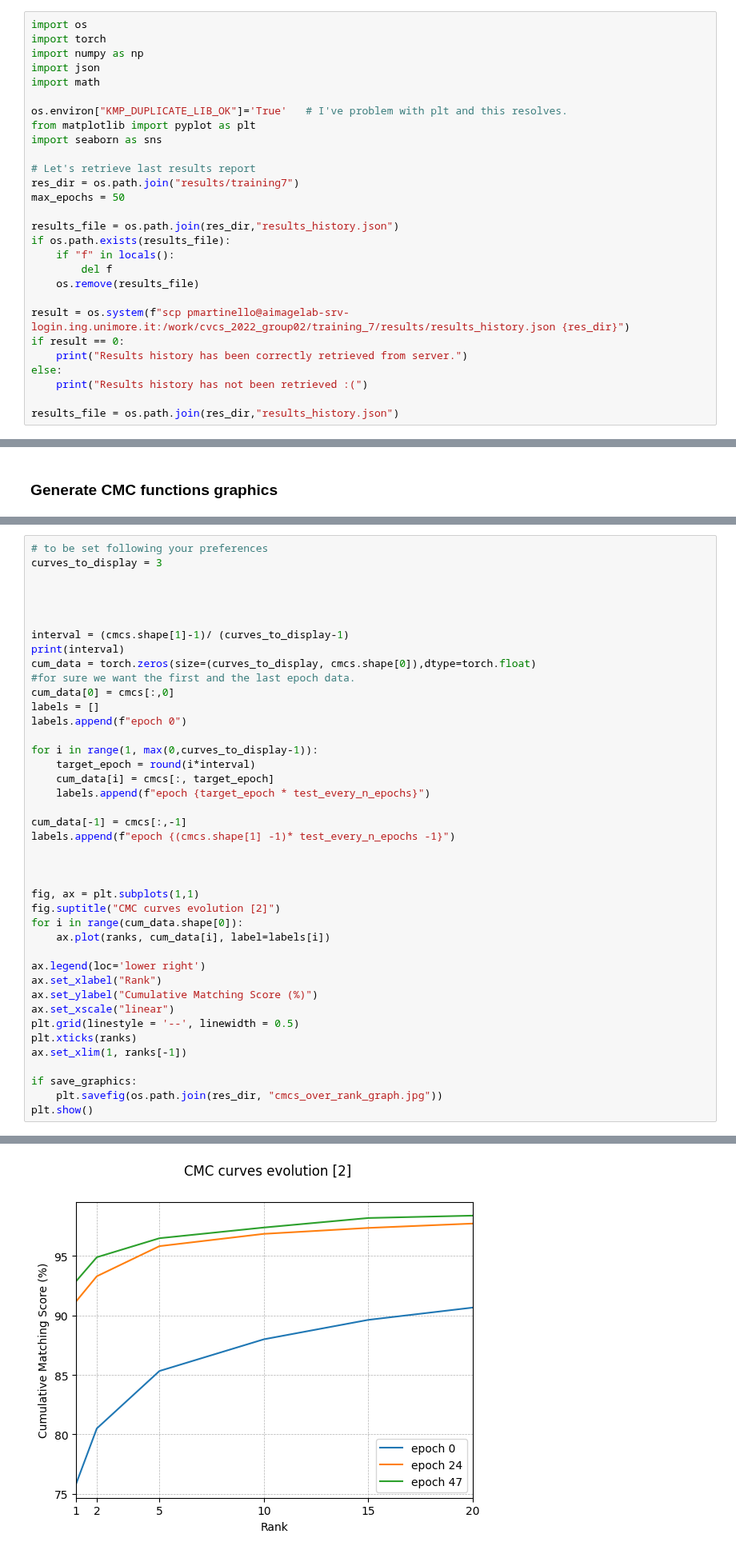
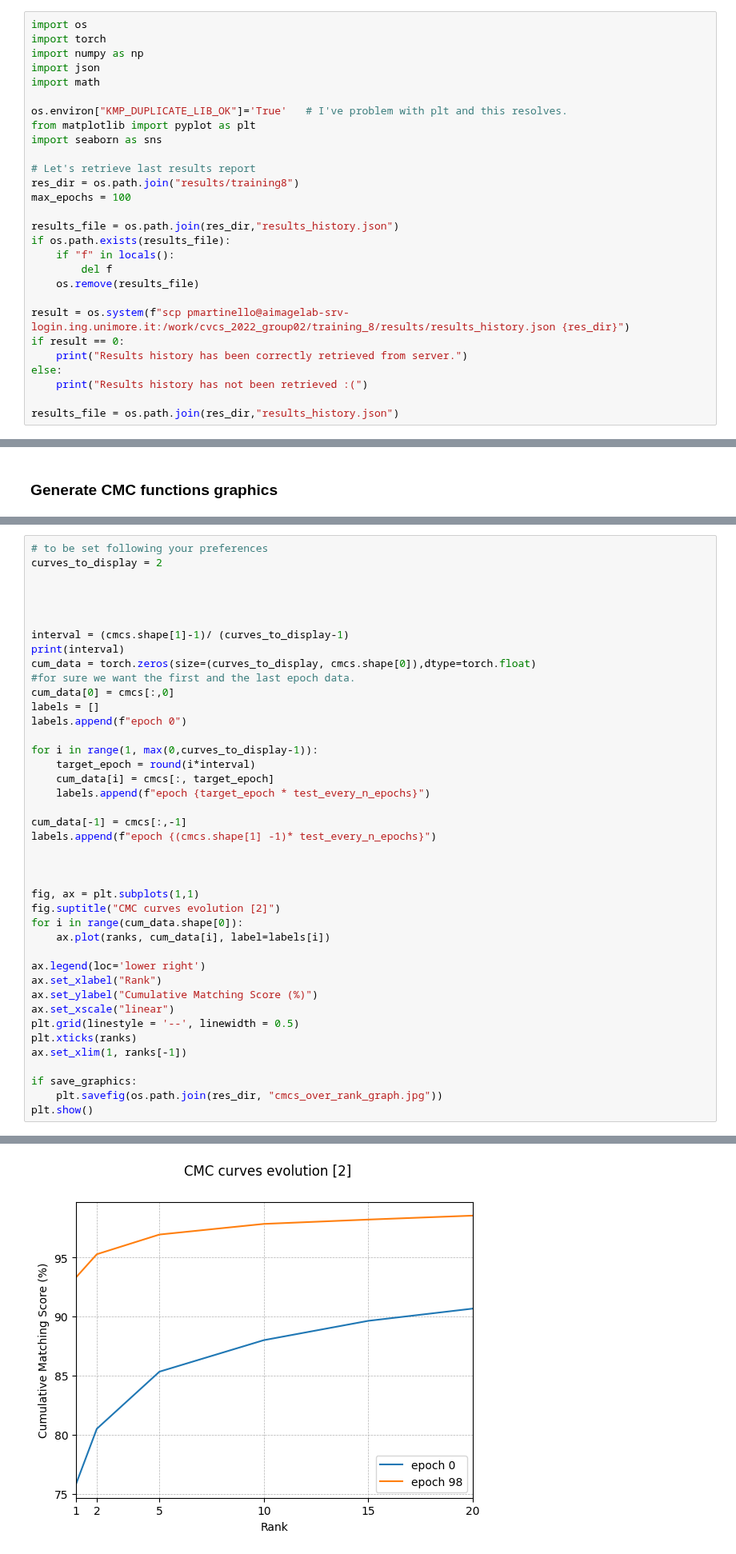
Before and after one commit to martinellop/People-Analysis, a Jupyter notebook: ReID/deep/graphics.ipynb, the cells around one changed output, grey strips where cells are left out. Shown at 80% size. Saved outputs shown, nothing was run; the diff lists cells and outputs as text.

```diff
--- a/ReID/deep/graphics.ipynb
+++ b/ReID/deep/graphics.ipynb
@@ -10,8 +10,8 @@ from matplotlib import pyplot as plt
 import seaborn as sns
 
 # Let's retrieve last results report
-res_dir = os.path.join("results/training7")
-max_epochs = 50
+res_dir = os.path.join("results/training8")
+max_epochs = 100
 
 results_file = os.path.join(res_dir,"results_history.json")
 if os.path.exists(results_file):
@@ -19,7 +19,7 @@ if os.path.exists(results_file):
         del f
     os.remove(results_file)
 
-result = os.system(f"scp pmartinello@aimagelab-srv-login.ing.unimore.it:/work/cvcs_2022_group02/training_7/results/results_history.json {res_dir}")
+result = os.system(f"scp pmartinello@aimagelab-srv-login.ing.unimore.it:/work/cvcs_2022_group02/training_8/results/results_history.json {res_dir}")
 if result == 0:
     print("Results history has been correctly retrieved from server.")
 else:
@@ -186,6 +186,6 @@ plt.show()
 # %%
 # to be set following your preferences
-curves_to_display = 3
+curves_to_display = 2
 
 
 
@@ -204,7 +204,7 @@ for i in range(1, max(0,curves_to_display-1)):
     labels.append(f"epoch {target_epoch * test_every_n_epochs}")
 
 cum_data[-1] = cmcs[:,-1]
-labels.append(f"epoch {(cmcs.shape[1] -1)* test_every_n_epochs -1}")
+labels.append(f"epoch {(cmcs.shape[1] -1)* test_every_n_epochs}")
 
 
 
@@ -229,4 +229,4 @@ plt.show()
-[figure, old version]
+[figure, new version]
 # %%
 fig = plt.figure(dpi=80)
 ax = fig.add_subplot(1,1,1)
```
Also changed, not shown: parts of 9 cells of this notebook, 33 other files.
